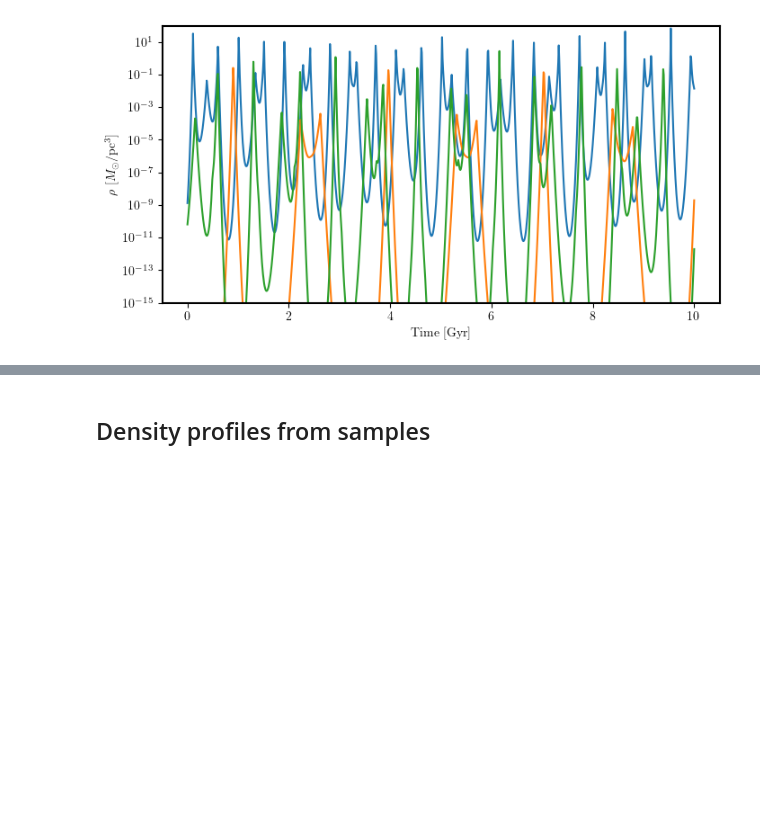
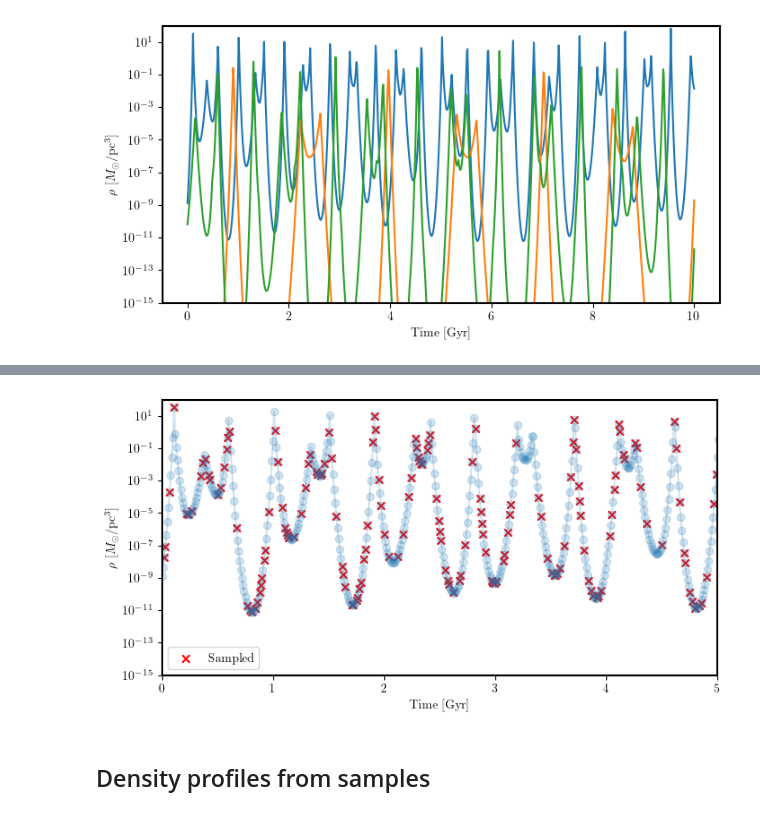
Before and after one commit to gpierobon/AxionStreams, a Jupyter notebook: example.ipynb, the cells around one changed output, grey strips where cells are left out. Saved outputs shown, nothing was run; the diff lists cells and outputs as text; code cells hidden in the pictures; blank space fills up the shorter version.

Commit message:
updated example nb with sampling from stellar density

```diff
--- a/example.ipynb
+++ b/example.ipynb
@@ -119,3 +131,20 @@ plt.show()
+# %%
+fig,ax = plt.subplots(1,1,figsize=(8,4))
+j = 10
+rho_test  = dens.stellar_density(Orbits[:,0,j],Orbits[:,1,j],Orbits[:,2,j])
+sam_ts,sam_rho = dens.sample_from_stellar_density(ts,Orbits,j,samplesize=300)
+
+ax.semilogy(ts,rho_test,marker='o',alpha=0.2)
+ax.scatter(sam_ts,sam_rho,marker='x',c='r',label='Sampled')
+
+ax.set_xlim(0,5)
+ax.set_ylim(1e-15,1e2)
+ax.set_xlabel('Time~[Gyr]')
+ax.set_ylabel(r'$\rho~[M_{\odot}/{\rm pc}^3]$')
+ax.legend()
+plt.show()
+# %% [output]
+[figure, added]
 # %% [markdown]
 ## Density profiles from samples
 # %%
```
Also changed, not shown: parts of 1 cell of this notebook.
